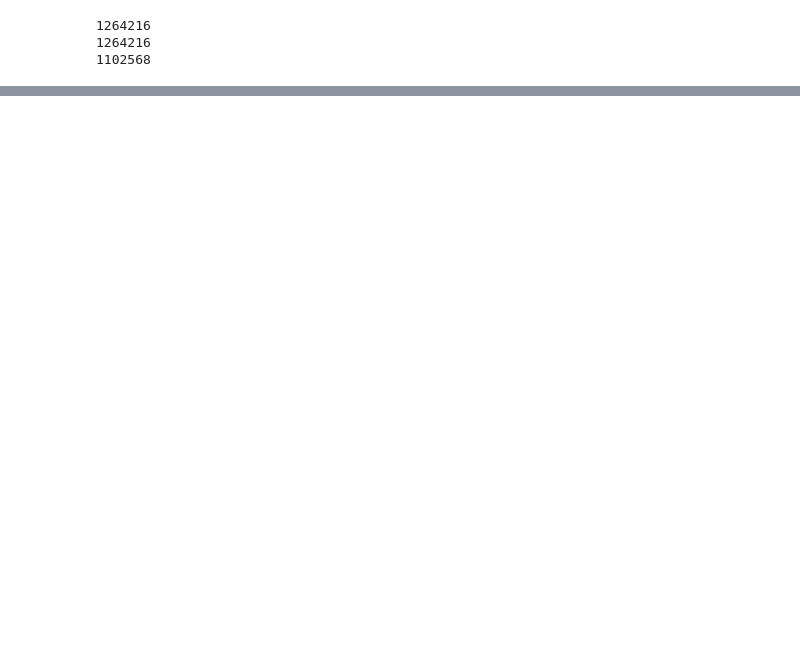
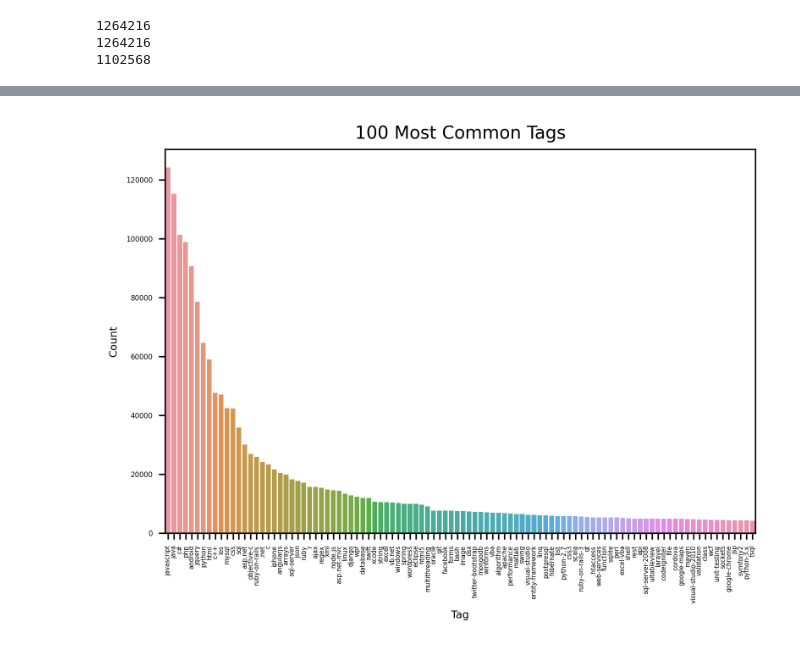
Before and after one commit to Lelelass/AI21-Dl-project-tagging, a Jupyter notebook: eda/anna-maria_eda.ipynb, the cells around one changed output, grey strips where cells are left out. Cells and saved outputs as stored; diff of their text form; code cells hidden in the pictures; blank space fills up the shorter version.

```diff
--- a/eda/anna-maria_eda.ipynb
+++ b/eda/anna-maria_eda.ipynb
@@ -132,0 +127,6 @@ print(answers["ParentId"].nunique())
+# %%
+tags["Tag"] = tags["Tag"].astype(str)
+# %%
+tag_count = pd.DataFrame(tags["Tag"].value_counts()).reset_index()
+tag_count = tag_count.rename(columns={"index":"Tag", "Tag":"Count"})
+tag_count
@@ -132,0 +147,12 @@ print(answers["ParentId"].nunique())
+# %%
+top_tags = tag_count[:100]
+# %%
+fig, ax = plt.subplots(dpi=300)
+ax = sns.barplot(data=top_tags, x="Tag", y="Count");
+ax.set_yticklabels(ax.get_yticks().astype(int), size=4);
+ax.set_xticklabels(ax.get_xticklabels(), rotation=90, size=3.5);
+ax.set_ylabel(ax.get_ylabel(), size=6);
+ax.set_xlabel(ax.get_xlabel(), size=6);
+ax.set_title("100 Most Common Tags", size=10);
+# %% [output]
+[figure, added]
```
Also changed, not shown: parts of 13 cells of this notebook, 1 other file.
